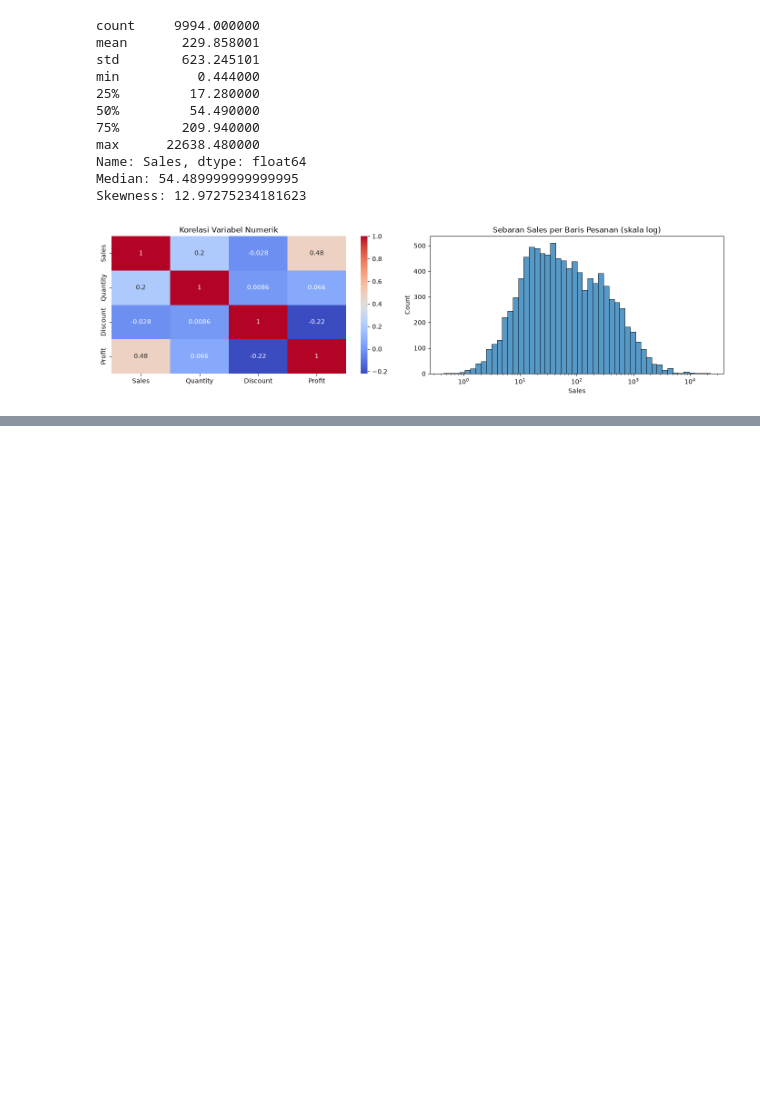
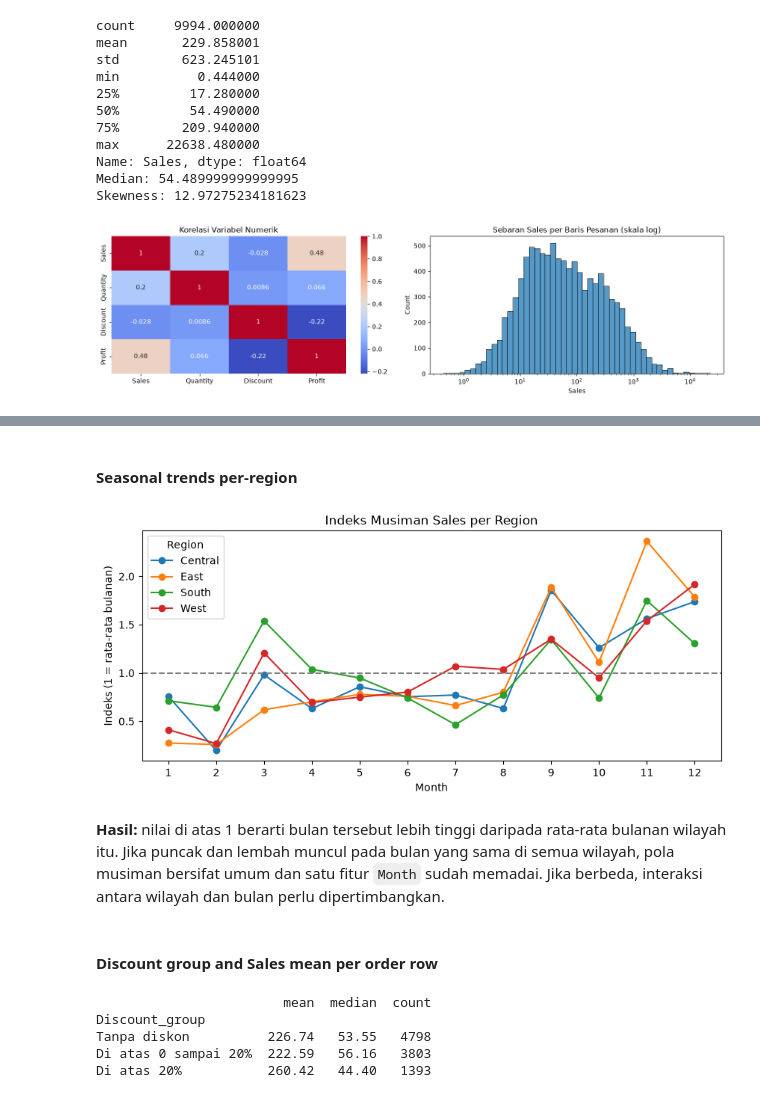
Before and after one commit to jagadhita28/superstore-sales-forecasting, a Jupyter notebook: notebooks/superstore-sales-forecasting.ipynb, the cells around one changed output, grey strips where cells are left out. Cells and saved outputs as stored; diff of their text form; code cells hidden in the pictures; blank space fills up the shorter version.

```diff
--- a/notebooks/superstore-sales-forecasting.ipynb
+++ b/notebooks/superstore-sales-forecasting.ipynb
@@ -430,0 +460,18 @@ plt.show()
+# %% [markdown]
+#### Seasonal trends per-region
+# %%
+seas = demand_src.pivot_table(index="Month", columns="Region", values="Sales",
+                              aggfunc="sum")
+seas_idx = seas / seas.mean()
+
+seas_idx.plot(marker="o", figsize=(10,4), title="Indeks Musiman Sales per Region")
+plt.axhline(1, color="gray", linestyle="--")
+plt.ylabel("Indeks (1 = rata-rata bulanan)")
+plt.xticks(range(1, 13))
+plt.show()
+# %% [output]
+[figure, added]
+# %% [markdown]
+**Hasil:** nilai di atas 1 berarti bulan tersebut lebih tinggi daripada rata-rata bulanan wilayah itu. Jika puncak dan lembah muncul pada bulan yang sama di semua wilayah, pola musiman bersifat umum dan satu fitur `Month` sudah memadai. Jika berbeda, interaksi antara wilayah dan bulan perlu dipertimbangkan.
+# %% [markdown]
+#### Discount group and Sales mean per order row
@@ -430,0 +483,8 @@ plt.show()
+# %%
+print(tmp.groupby("Discount_group", observed=True)["Sales"].agg(["mean", "median", "count"]).round(2))
+# %% [output]
+                        mean  median  count
+Discount_group
+Tanpa diskon          226.74   53.55   4798
+Di atas 0 sampai 20%  222.59   56.16   3803
+Di atas 20%           260.42   44.40   1393
```
Also changed, not shown: parts of 19 cells of this notebook.
